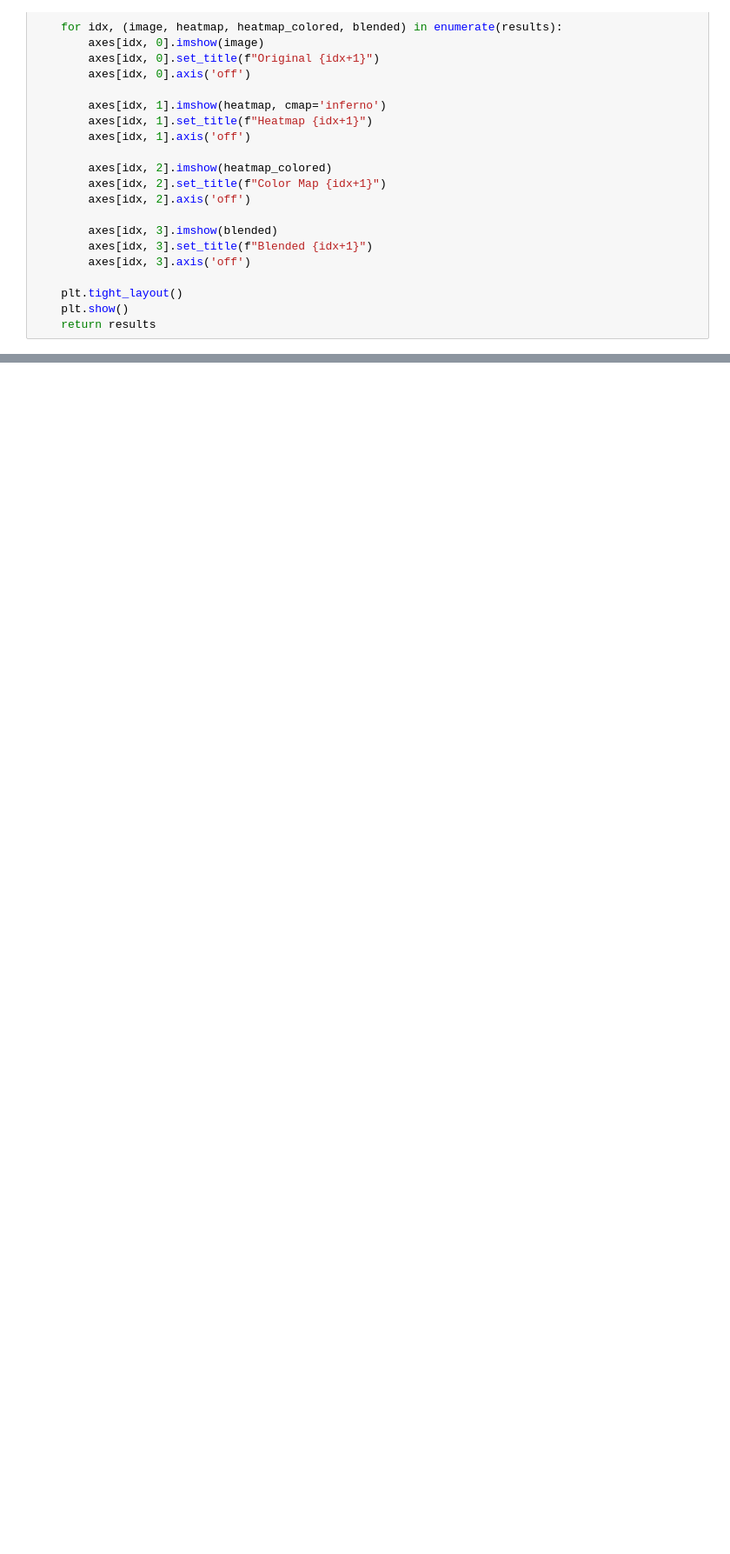
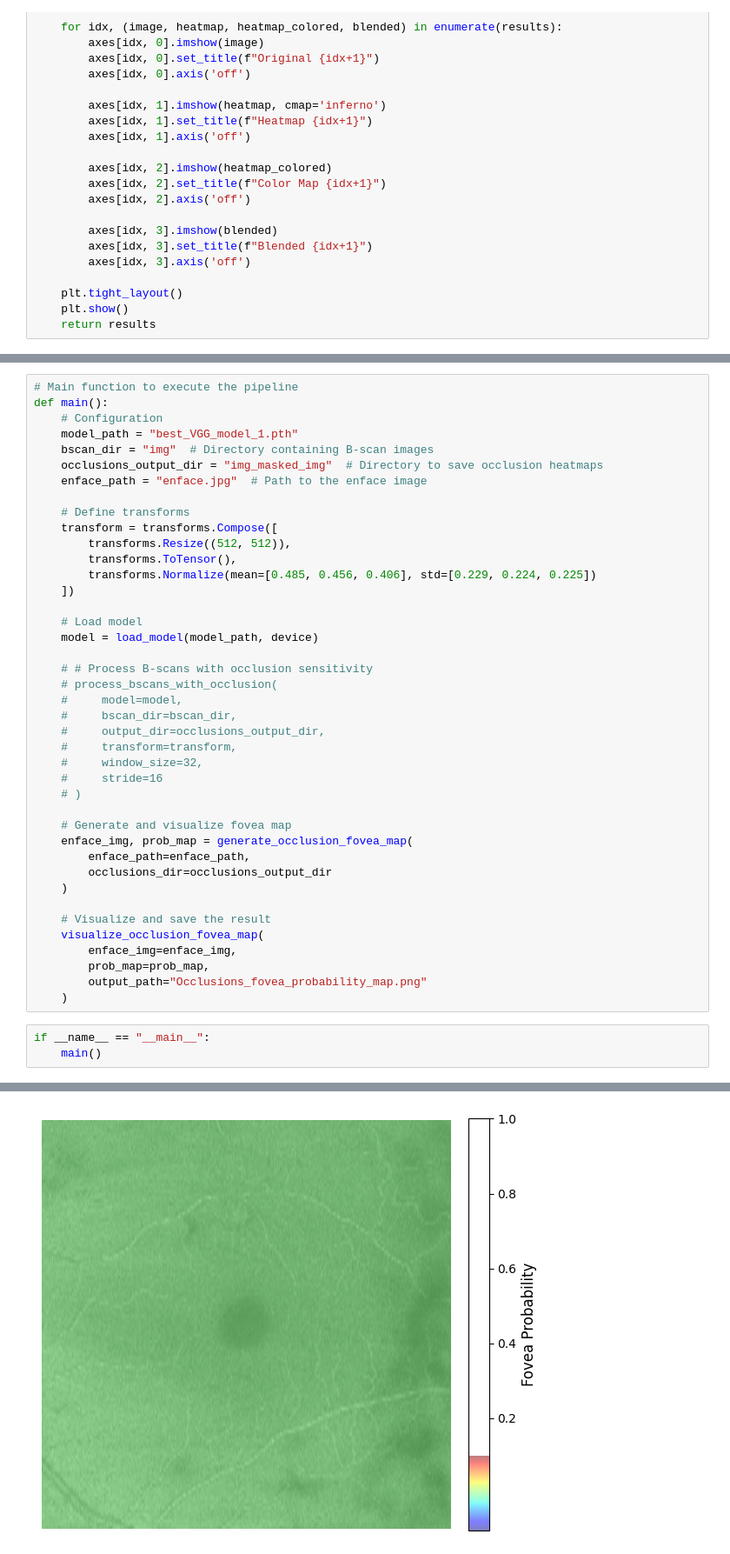
Before and after one commit to Kitiyaparnnn/Project-in-Biomedical-AI, a Jupyter notebook: heatmap_code/occlusions.ipynb, the cells around one changed output, grey strips where cells are left out. Shown at 87% size. Drawn from its saved outputs; the diff is of its cells as text; blank space fills up the shorter version.

```diff
--- a/heatmap_code/occlusions.ipynb
+++ b/heatmap_code/occlusions.ipynb
@@ -181,0 +339,45 @@ if __name__ == "__main__":
+# %%
+# Main function to execute the pipeline
+def main():
+    # Configuration
+    model_path = "best_VGG_model_1.pth"
+    bscan_dir = "img"  # Directory containing B-scan images
+    occlusions_output_dir = "img_masked_img"  # Directory to save occlusion heatmaps
+    enface_path = "enface.jpg"  # Path to the enface image
+
+    # Define transforms
+    transform = transforms.Compose([
+        transforms.Resize((512, 512)),
+        transforms.ToTensor(),
+        transforms.Normalize(mean=[0.485, 0.456, 0.406], std=[0.229, 0.224, 0.225])
+    ])
+
+    # Load model
+    model = load_model(model_path, device)
+
+    # # Process B-scans with occlusion sensitivity
+    # process_bscans_with_occlusion(
+    #     model=model,
+    #     bscan_dir=bscan_dir,
+    #     output_dir=occlusions_output_dir,
+    #     transform=transform,
+    #     window_size=32,
+    #     stride=16
+    # )
+
+    # Generate and visualize fovea map
+    enface_img, prob_map = generate_occlusion_fovea_map(
+        enface_path=enface_path,
+        occlusions_dir=occlusions_output_dir
+    )
+
+    # Visualize and save the result
+    visualize_occlusion_fovea_map(
+        enface_img=enface_img,
+        prob_map=prob_map,
+        output_path="Occlusions_fovea_probability_map.png"
+    )
+# %%
+if __name__ == "__main__":
+    main()
+# %% [output]
@@ -181,0 +385 @@ if __name__ == "__main__":
+[figure, added]
```
Also changed, not shown: parts of 9 cells of this notebook, 1 other file.
